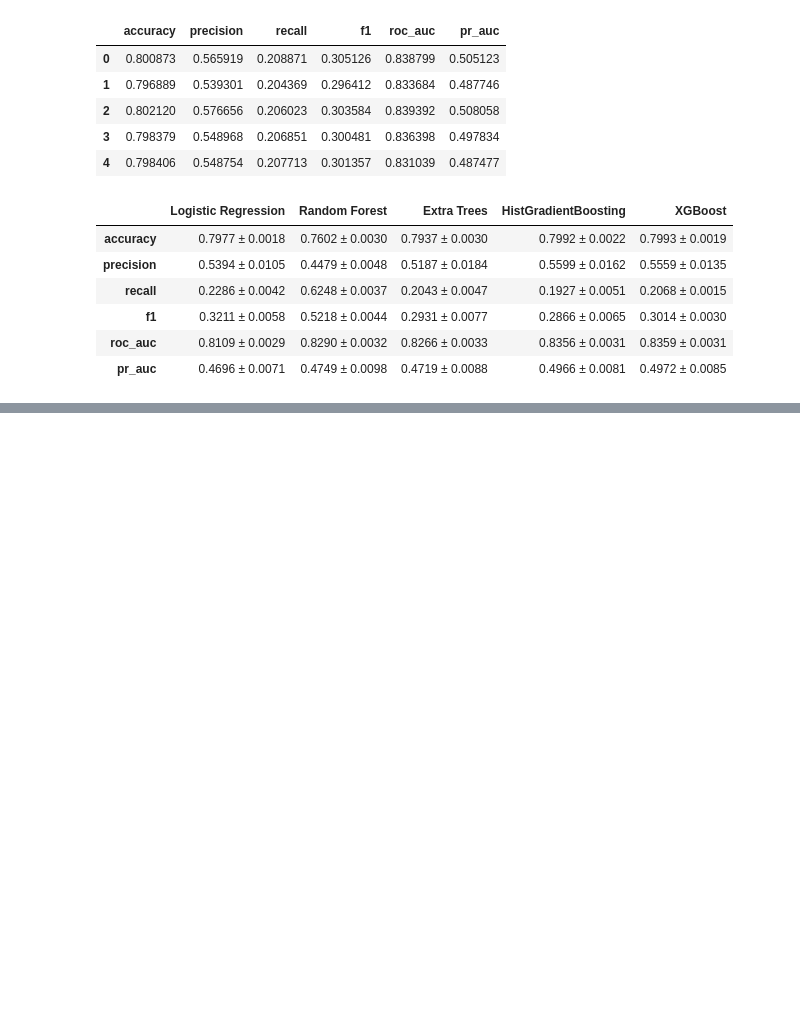
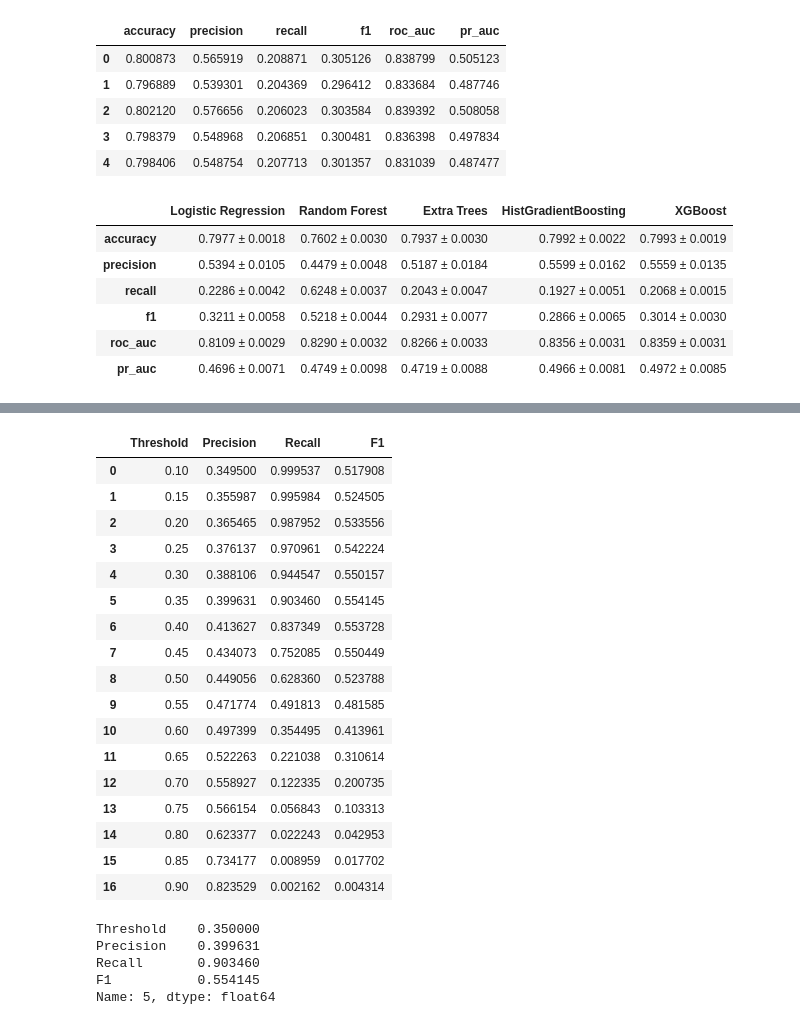
Before and after one commit to annnuspeaks/the-enterprise-ai-decision-intelligence-platform, a Jupyter notebook: ml/model_02_customer_churn/notebooks/10_model_comparison.ipynb, the cells around one changed output, grey strips where cells are left out. Saved outputs shown, nothing was run; the diff lists cells and outputs as text; code cells hidden in the pictures; blank space fills up the shorter version.

```diff
--- a/ml/model_02_customer_churn/notebooks/10_model_comparison.ipynb
+++ b/ml/model_02_customer_churn/notebooks/10_model_comparison.ipynb
@@ -210,7 +210,7 @@ random_forest_pipeline = Pipeline(
             RandomForestClassifier(
                 n_estimators=300,
                 random_state=42,
-                n_jobs=-1,
+                n_jobs=1,
                 class_weight="balanced"
             )
         ),
@@ -478,7 +449,7 @@ xgb_pipeline = Pipeline(
                 objective="binary:logistic",
                 eval_metric="logloss",
                 random_state=42,
-                n_jobs=-1,
+                n_jobs=1,
             )
         ),
     ]
@@ -804,0 +1383,58 @@ cv_results
+# %%
+thresholds = np.arange(
+    0.10,
+    0.91,
+    0.05
+)
+
+threshold_results = {}
+
+probabilities = {
+    "Logistic Regression": y_val_prob_lr,
+    "Random Forest": y_val_prob_rf,
+    "Extra Trees": y_val_prob_et,
+    "HistGradientBoosting": y_val_prob_hgb,
+    "XGBoost": y_val_prob_xgb,
+}
+
+for model, probabilities_for_model in probabilities.items():
+    threshold_results[model] = evaluate_thresholds(
+        y_val,
+        probabilities_for_model,
+        thresholds
+    )
+# %%
+threshold_results["Random Forest"]
+# %% [output]
+|  | Threshold | Precision | Recall | F1 |
+| 0 | 0.10 | 0.349500 | 0.999537 | 0.517908 |
+| 1 | 0.15 | 0.355987 | 0.995984 | 0.524505 |
+| 2 | 0.20 | 0.365465 | 0.987952 | 0.533556 |
+| 3 | 0.25 | 0.376137 | 0.970961 | 0.542224 |
+| 4 | 0.30 | 0.388106 | 0.944547 | 0.550157 |
+| 5 | 0.35 | 0.399631 | 0.903460 | 0.554145 |
+| 6 | 0.40 | 0.413627 | 0.837349 | 0.553728 |
+| 7 | 0.45 | 0.434073 | 0.752085 | 0.550449 |
+| 8 | 0.50 | 0.449056 | 0.628360 | 0.523788 |
+| 9 | 0.55 | 0.471774 | 0.491813 | 0.481585 |
+| 10 | 0.60 | 0.497399 | 0.354495 | 0.413961 |
+| 11 | 0.65 | 0.522263 | 0.221038 | 0.310614 |
+| 12 | 0.70 | 0.558927 | 0.122335 | 0.200735 |
+| 13 | 0.75 | 0.566154 | 0.056843 | 0.103313 |
+| 14 | 0.80 | 0.623377 | 0.022243 | 0.042953 |
+| 15 | 0.85 | 0.734177 | 0.008959 | 0.017702 |
+| 16 | 0.90 | 0.823529 | 0.002162 | 0.004314 |
+# %%
+rf_threshold_best = (
+    threshold_results["Random Forest"]
+    .sort_values("F1", ascending=False)
+    .iloc[0]
+)
+
+rf_threshold_best
+# %% [output]
+Threshold    0.350000
+Precision    0.399631
+Recall       0.903460
+F1           0.554145
+Name: 5, dtype: float64
```
Also changed, not shown: parts of 98 cells of this notebook, 8 other files.
